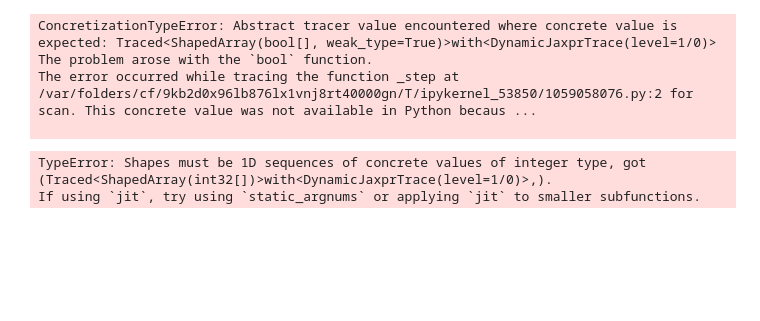
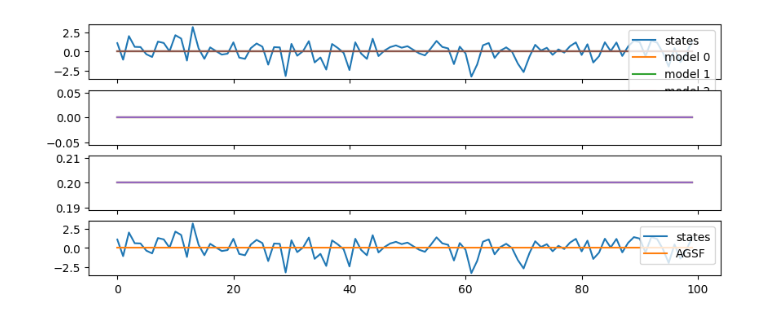
Before and after one commit to kostastsa/BayesianFiltering, a Jupyter notebook: docs/notebooks/scratch.ipynb, the cells around one changed output. Drawn from its saved outputs; the diff is of its cells as text; code cells hidden in the pictures; blank space fills up the shorter version.

```diff
--- a/docs/notebooks/scratch.ipynb
+++ b/docs/notebooks/scratch.ipynb
@@ -13,48 +13,3 @@ import time
 import gaussfiltax.inference as gf
 
 import matplotlib.pyplot as plt
-# %%
-bool_array = jr.bernoulli(jr.PRNGKey(0), 0.5, (100,))
-def _step(carry, input):
-    cum, prev_input = carry
-    current_input = input
-    if (prev_input and current_input):
-      cum += 1
-    cum += prev_input*current_input
-    carry = (cum, current_input)
-    return carry, cum
-
-lax.scan(_step, (0, False), bool_array)
-# %% [output]
-ConcretizationTypeError: Abstract tracer value encountered where concrete value is expected: Traced<ShapedArray(bool[], weak_type=True)>with<DynamicJaxprTrace(level=1/0)>
-The problem arose with the `bool` function.
-The error occurred while tracing the function _step at /var/folders/cf/9kb2d0x96lb876lx1vnj8rt40000gn/T/ipykernel_53850/1059058076.py:2 for scan. This concrete value was not available in Python becaus ...
-
-# %%
-def f(x, n):
-    y=0.
-    for i in range(n):
-        y = y + x[i]
-    return y
-
-f_jit = jit(f, static_argnums=(1,))
-x = (jnp.array([2.0,5.0,4.0]), 15)
-
-print(make_jaxpr(f_jit, static_argnums=(1,))(*x))
-# %%
-shapes = jr.choice(jr.PRNGKey(0), jnp.arange(10), (100,))
-
-def _step(carry, t):
-    cum = carry
-    new_state = jr.normal(jr.PRNGKey(0), (10,))
-    new_mean = jnp.mean(new_state)
-    cum += new_mean
-    carry = cum
-    return carry, cum
-
-
-#_partial_step = partial(_step, static_argnums=(1,))
-lax.scan(_step, 0., jnp.arange(100))
-# %% [output]
-TypeError: Shapes must be 1D sequences of concrete values of integer type, got (Traced<ShapedArray(int32[])>with<DynamicJaxprTrace(level=1/0)>,).
-If using `jit`, try using `static_argnums` or applying `jit` to smaller subfunctions.
@@ -60,0 +47,26 @@ If using `jit`, try using `static_argnums` or applying `jit` to smaller subfunct
+# %%
+num_components = 5
+
+point_estimates = jnp.sum(jnp.einsum('ijk,ij->ijk', posterior_filtered.means, posterior_filtered.weights), axis=0)
+
+fig, axes = plt.subplots(4, 1, sharex=True, figsize=(10, 4))
+axes[0].plot(states, label="xs")
+leg = ["states"]
+for m in range(num_components):
+    axes[0].plot(posterior_filtered.means[m])
+    leg.append("model {}".format(m))
+axes[0].legend(leg)
+
+for m in range(num_components):
+    axes[1].plot(posterior_filtered.covariances[m].squeeze())
+
+for m in range(num_components):
+    axes[2].plot(posterior_filtered.weights[m])
+
+axes[3].plot(states, label="xs")
+leg = ["states", "AGSF"]
+axes[3].plot(point_estimates)
+axes[3].legend(leg)
+plt.show()
+# %% [output]
+[figure, added]
```
Also changed, not shown: parts of 2 cells of this notebook, 4 other files.
